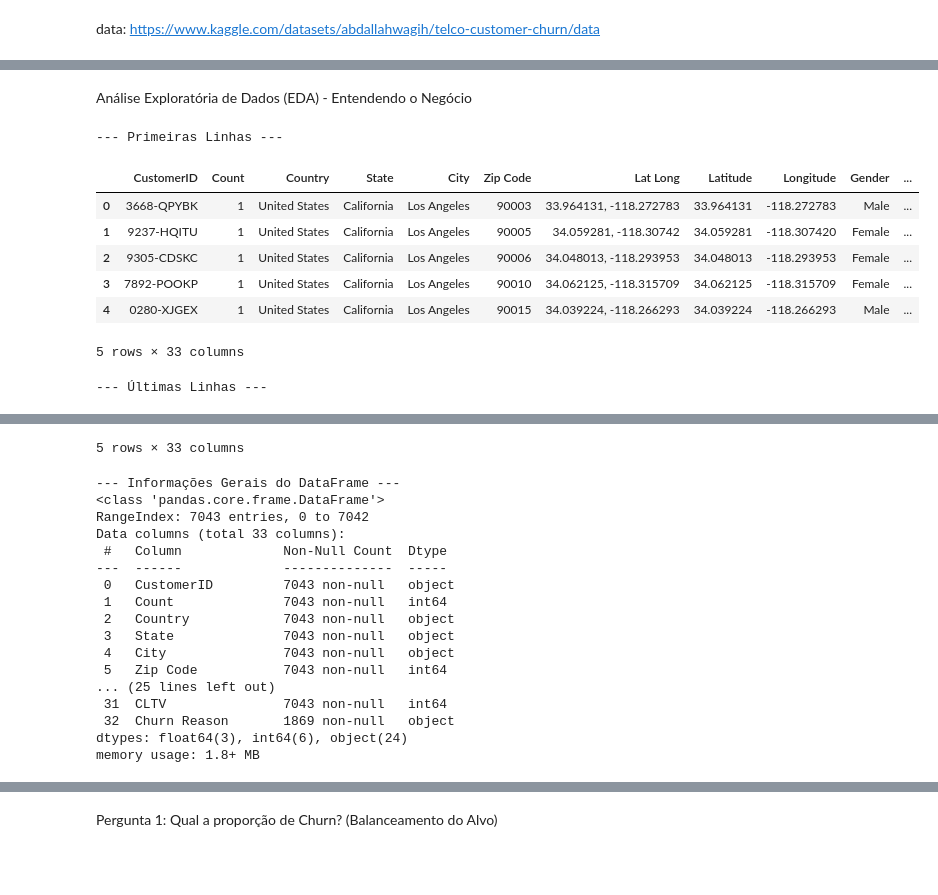
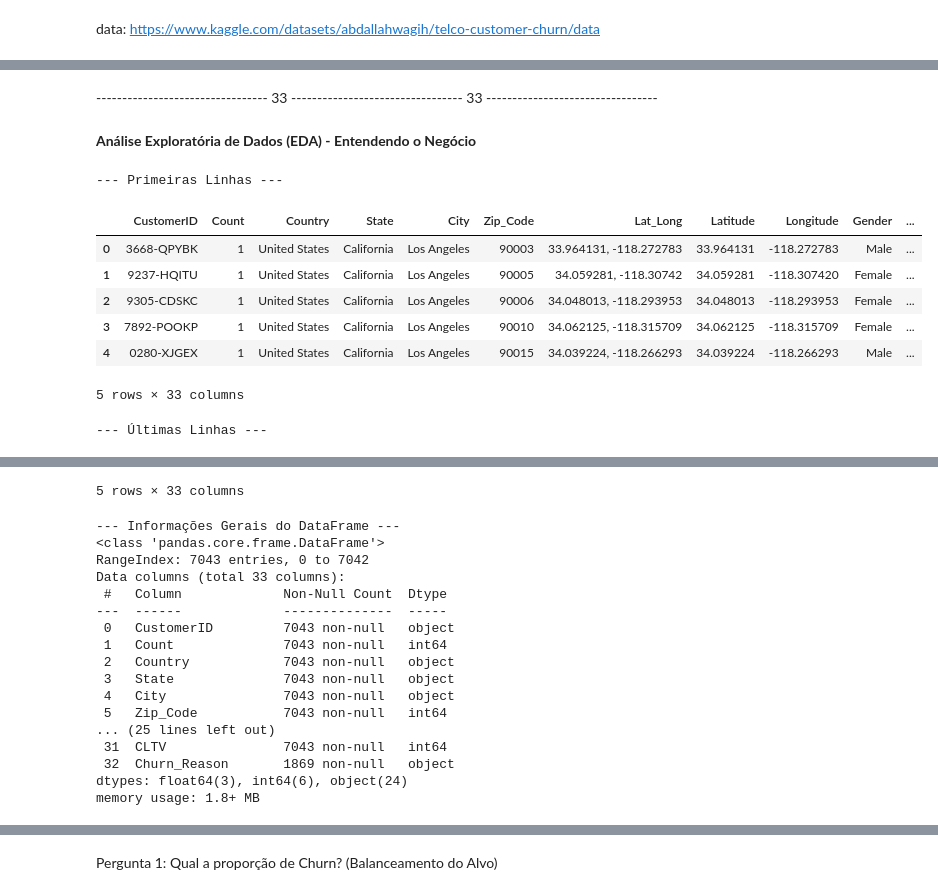
Before and after one commit to alex3ai/churn-api-gke, a Jupyter notebook: Análise_churn_telco_customer.ipynb, the cells around one changed output, grey strips where cells are left out. Drawn from its saved outputs; the diff is of its cells as text; code cells hidden in the pictures; blank space fills up the shorter version.

```diff
--- a/Análise_churn_telco_customer.ipynb
+++ b/Análise_churn_telco_customer.ipynb
@@ -80,23 +33,28 @@ memory usage: 1.8+ MB
+# %% [markdown]
+
+--------------------------------- 33 --------------------------------- 33 ---------------------------------
 # %% [markdown]
-Análise Exploratória de Dados (EDA) - Entendendo o Negócio
+**Análise Exploratória de Dados (EDA) - Entendendo o Negócio**
 # %%
 # Carregamento e Inspeção Inicial
 # ATENÇÃO: Substitua 'caminho/para/seu/arquivo.xlsx' pelo local correto do seu arquivo.
 # Exemplo: df = pd.read_excel('caminho/para/seu/arquivo/Telco-customer-churn.xlsx')
 df = pd.read_excel('Telco_customer_churn.xlsx')
 
+# Substitui todos os espaços por underscores em TODOS os nomes de colunas
+df.columns = df.columns.str.replace(' ', '_')
 # Visualizar as 5 primeiras e as 5 últimas linhas
 print("--- Primeiras Linhas ---")
 display(df.head())
 print("\n--- Últimas Linhas ---")
 display(df.tail())
 
 # Obter informações sobre tipos de dados e valores nulos
 print("\n--- Informações Gerais do DataFrame ---")
 df.info()
 # %% [output]
 --- Primeiras Linhas ---
-|  | CustomerID | Count | Country | State | City | Zip Code | Lat Long | Latitude | Longitude | Gender | ... |
+|  | CustomerID | Count | Country | State | City | Zip_Code | Lat_Long | Latitude | Longitude | Gender | ... |
 | 0 | 3668-QPYBK | 1 | United States | California | Los Angeles | 90003 | 33.964131, -118.272783 | 33.964131 | -118.272783 | Male | ... |
 | 1 | 9237-HQITU | 1 | United States | California | Los Angeles | 90005 | 34.059281, -118.30742 | 34.059281 | -118.307420 | Female | ... |
 | 2 | 9305-CDSKC | 1 | United States | California | Los Angeles | 90006 | 34.048013, -118.293953 | 34.048013 | -118.293953 | Female | ... |
@@ -122,9 +80,9 @@ Data columns (total 33 columns):
  2   Country            7043 non-null   object
  3   State              7043 non-null   object
  4   City               7043 non-null   object
- 5   Zip Code           7043 non-null   int64
+ 5   Zip_Code           7043 non-null   int64
 ... (25 lines left out)
  31  CLTV               7043 non-null   int64
- 32  Churn Reason       1869 non-null   object
+ 32  Churn_Reason       1869 non-null   object
 dtypes: float64(3), int64(6), object(24)
 memory usage: 1.8+ MB
```
Also changed, not shown: parts of 31 cells of this notebook, 13 other files.
